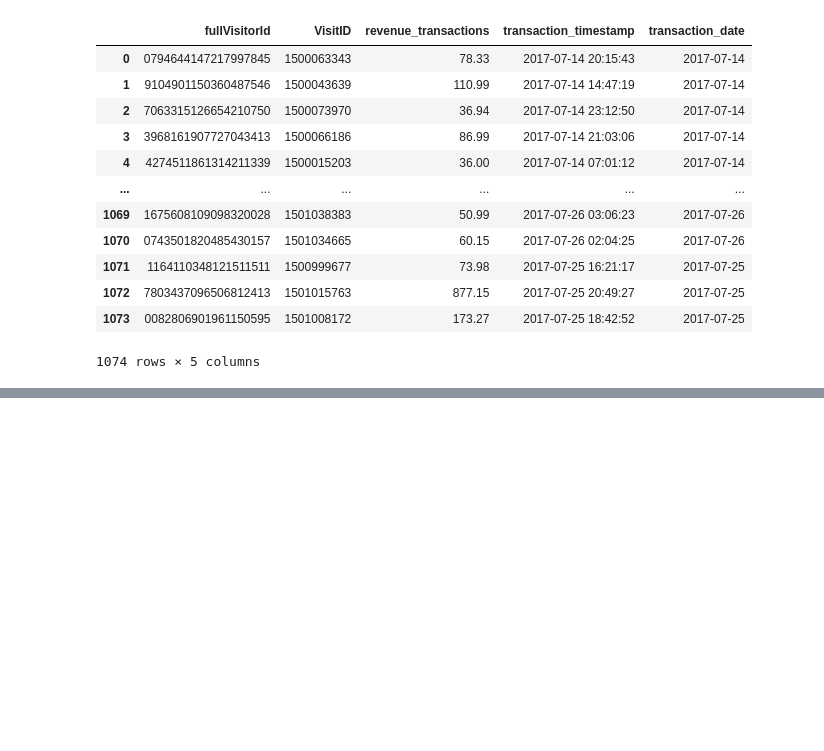
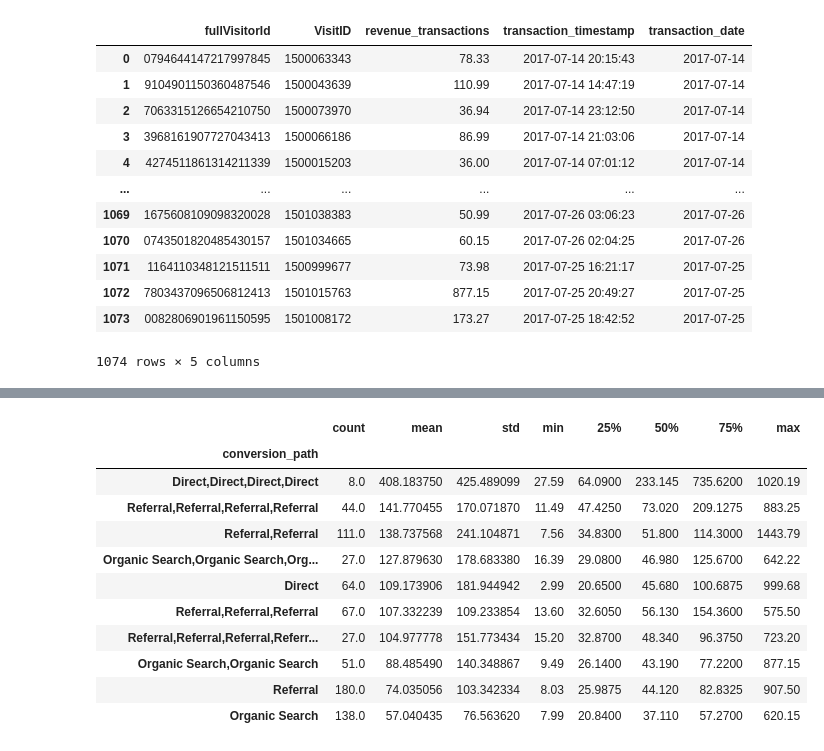
Before and after one commit to aadamante/conversion_paths_sql_python, a Jupyter notebook: Copy_of_Google_e_commerce_Conversion_Paths_Analysis.ipynb, the cells around one changed output, grey strips where cells are left out. Cells and saved outputs as stored; diff of their text form; code cells hidden in the pictures; blank space fills up the shorter version.

```diff
--- a/Copy_of_Google_e_commerce_Conversion_Paths_Analysis.ipynb
+++ b/Copy_of_Google_e_commerce_Conversion_Paths_Analysis.ipynb
@@ -36,0 +312,5 @@ WITH past_30_days_transactions AS (  #this common table expression catches only
+# %%
+from google.cloud import bigquery #imports bigquery library
+
+#Constructs a BigQuery client object.
+client = bigquery.Client(project="practice-250123")
@@ -36,0 +436,8 @@ WITH past_30_days_transactions AS (  #this common table expression catches only
+# %%
+#Here using another approach - with BigQuery Python Library
+sql= '''
+SELECT *
+FROM `practice-250123.Google_Analytics.Conversion_Path_Transactions_One_Month_Window`
+'''
+alldf = client.query(sql).to_dataframe() #calls BigQuery client to run the above query, saves it as a dataframe and assigns it to 'alldf'
+alldf.head()
@@ -36,0 +488,4 @@ WITH past_30_days_transactions AS (  #this common table expression catches only
+# %%
+#select only transactions where the revenue is less than or equal 2000 and run basics statistics
+excldf = alldf[alldf['transactions_revenue']<=2000]
+excldf.describe()
@@ -36,0 +502,4 @@ WITH past_30_days_transactions AS (  #this common table expression catches only
+# %%
+#filter all the conversion paths on the top 10 revenue generating conversion paths
+top10conv_excl=excldf[excldf.conversion_path.isin(top10_rev['conversion_path'])]
+top10conv_excl
@@ -36,0 +520,18 @@ WITH past_30_days_transactions AS (  #this common table expression catches only
+# %%
+#group transactions revenue by conversion path
+top10_conver=top10conv_excl.groupby(['conversion_path'])['transactions_revenue']
+#run descriptive statistics and sort by highest mean
+top10_conver.describe().sort_values(by='mean', ascending=False)
+# %% [output]
+|  | count | mean | std | min | 25% | 50% | 75% | max |
+| conversion_path |  |  |  |  |  |  |  |  |
+| Direct,Direct,Direct,Direct | 8.0 | 408.183750 | 425.489099 | 27.59 | 64.0900 | 233.145 | 735.6200 | 1020.19 |
+| Referral,Referral,Referral,Referral | 44.0 | 141.770455 | 170.071870 | 11.49 | 47.4250 | 73.020 | 209.1275 | 883.25 |
+| Referral,Referral | 111.0 | 138.737568 | 241.104871 | 7.56 | 34.8300 | 51.800 | 114.3000 | 1443.79 |
+| Organic Search,Organic Search,Org... | 27.0 | 127.879630 | 178.683380 | 16.39 | 29.0800 | 46.980 | 125.6700 | 642.22 |
+| Direct | 64.0 | 109.173906 | 181.944942 | 2.99 | 20.6500 | 45.680 | 100.6875 | 999.68 |
+| Referral,Referral,Referral | 67.0 | 107.332239 | 109.233854 | 13.60 | 32.6050 | 56.130 | 154.3600 | 575.50 |
+| Referral,Referral,Referral,Referr... | 27.0 | 104.977778 | 151.773434 | 15.20 | 32.8700 | 48.340 | 96.3750 | 723.20 |
+| Organic Search,Organic Search | 51.0 | 88.485490 | 140.348867 | 9.49 | 26.1400 | 43.190 | 77.2200 | 877.15 |
+| Referral | 180.0 | 74.035056 | 103.342334 | 8.03 | 25.9875 | 44.120 | 82.8325 | 907.50 |
+| Organic Search | 138.0 | 57.040435 | 76.563620 | 7.99 | 20.8400 | 37.110 | 57.2700 | 620.15 |
```
Also changed, not shown: parts of 23 cells of this notebook.
